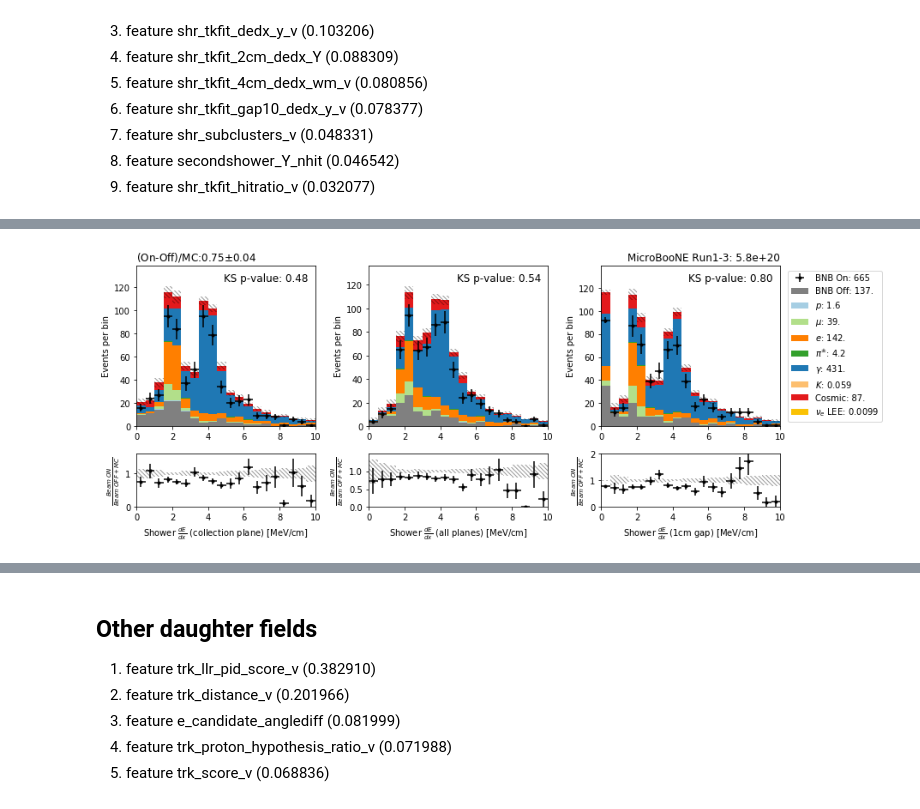
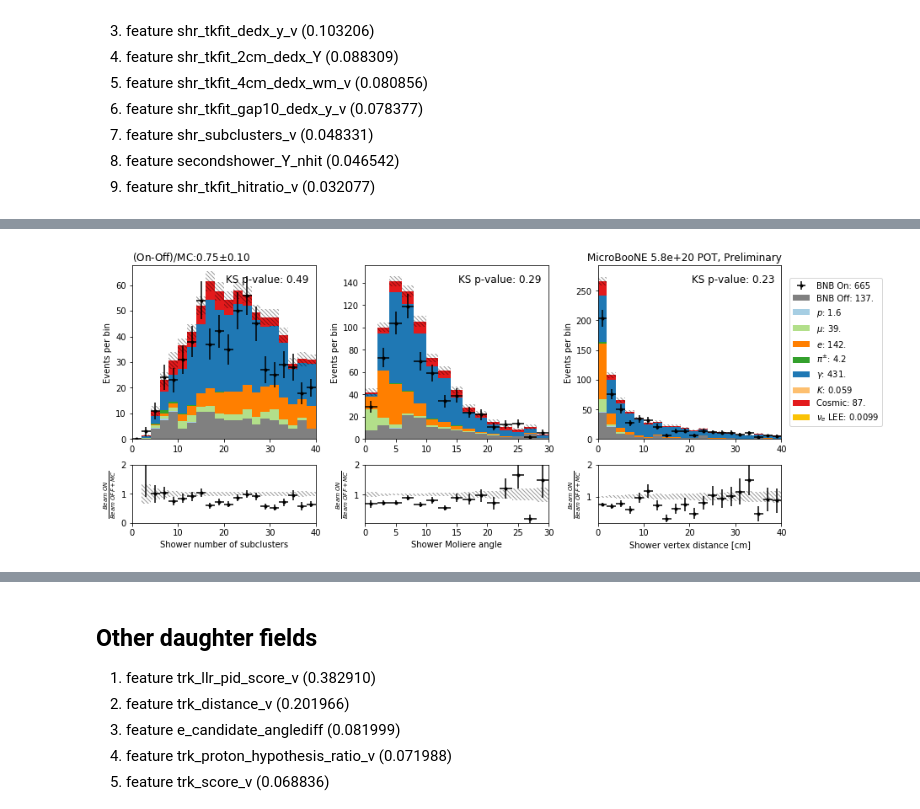
Before and after one commit to Wouter-VDP/nuecc_python, a Jupyter notebook: NuePlots_datamc.ipynb, the cells around one changed output, grey strips where cells are left out. Saved outputs shown, nothing was run; the diff lists cells and outputs as text; code cells hidden in the pictures.

Commit message:
data mc error updated with systematic uncertainties

```diff
--- a/NuePlots_datamc.ipynb
+++ b/NuePlots_datamc.ipynb
@@ -31,7 +31,7 @@ data["sideband"]["daughters"].query("run==14597 & sub==156 & evt==7804")
 |  |  |  | 1 | 14597 | 156 | 7804 | 0.998283 | 3 | 1 | ... |
 |  |  |  | 2 | 14597 | 156 | 7804 | 0.998283 | 3 | 1 | ... |
 # %%
-sideband = False
+sideband = True
 if sideband:
     beam_on = "sideband"
     master_query = (
@@ -546,68 +629,73 @@ Systematic vatiation weightsGenie has 100 universes.
 # %%
-%autoreload
 fig, ax = plt.subplots(
-    ncols=2,
+    ncols=3,
     nrows=2,
     figsize=(8 * plotter.gr, 5),
     gridspec_kw={"height_ratios": [3, 1]},
     constrained_layout=True,
 )
 
-ratio, purity, ks_p, _ = plotter.plot_panel_data_mc(
+ratio, purity, ks_p, bin_dict = plotter.plot_panel_data_mc(
     ax.T[0],
-    "score_event",
-    r"$\nu_e$ CC classification score",
+    "shr_subclusters_v",
+    r"Shower number of subclusters",
     N_bins=20,
     x_min=0,
-    x_max=1,
-    query="(preselect & e_candidate)",
-    legend=True,
-    title_str=title_str,
-    kind="cat",
-    show_lee=False,
-    show_syst=True,
-    y_max_scaler=1.2,
+    x_max=40,
+    legend=False,
+    query="e_candidate>0 & preselect",
+    title_str="",
+    kind="pdg",
 )
 ax[0][0].text(
     ax[0][0].get_xlim()[1] * 0.98,
-    ax[0][0].get_ylim()[1] * 0.75,
-    r"(On-Off)/MC: {:.2f}$\pm${:.2f}".format(ratio[0], ratio[2])
-    + "\n"
-    + r"$\nu_e$"
-    + " CC purity: {0:<3.1%}\nKS p-value: {1:<5.2f}".format(purity, ks_p),
+    ax[0][0].get_ylim()[1] * 0.9,
+    "KS p-value: {0:<5.2f}".format(ks_p),
     horizontalalignment="right",
     fontsize=12,
 )
 
-
-ratio, purity, ks_p, _ = plotter.plot_panel_data_mc(
+ratio, purity, ks_p, bin_dict = plotter.plot_panel_data_mc(
     ax.T[1],
-    "shr_energy_y_v",
-    "Electron shower energy [MeV]",
-    N_bins=19,
-    x_min=100,
-    x_max=2000,
-    query="(select & e_candidate)",
-    legend=True,
-    title_str=title_str,
-    y_max_scaler=1.4,
-    kind="cat",
-    show_lee=False,
-    show_syst=True,
+    "shr_moliere_avg_v",
+    r"Shower Moliere angle",
+    N_bins=15,
+    x_min=0,
+    x_max=30,
+    legend=False,
+    query="e_candidate>0 & preselect",
+    title_str="",
+    kind="pdg",
 )
 ax[0][1].text(
     ax[0][1].get_xlim()[1] * 0.98,
-    ax[0][1].get_ylim()[1] * 0.75,
-    r"(On-Off)/MC: {:.2f}$\pm${:.2f}".format(ratio[0], ratio[2])
-    + "\n"
-    + r"$\nu_e$"
-    + " CC purity: {0:<3.1%}\nKS p-value: {1:<5.2f}".format(purity, ks_p),
+    ax[0][1].get_ylim()[1] * 0.9,
+    "KS p-value: {0:<5.2f}".format(ks_p),
     horizontalalignment="right",
     fontsize=12,
 )
+ax[0][1].set_title("", loc="left")
 
-[x.set_title("", loc="left") for x in ax[0]]
-[x.set_ylim(0.0, 2) for x in ax[1]]
+ratio, purity, ks_p, bin_dict = plotter.plot_panel_data_mc(
+    ax.T[2],
+    "shr_dist_v",
+    "Shower vertex distance [cm]",
+    N_bins=20,
+    x_min=0,
+    x_max=40,
+    legend=True,
+    query="e_candidate>0 & preselect",
+    title_str=title_str,
+    kind="pdg",
+)
+ax[0][2].text(
+    ax[0][2].get_xlim()[1] * 0.98,
+    ax[0][2].get_ylim()[1] * 0.9,
+    "KS p-value: {0:<5.2f}".format(ks_p),
+    horizontalalignment="right",
+    fontsize=12,
+)
+ax[0][2].set_title("", loc="left")
 
-fig.savefig(output_dir + "final.pdf", bbox_inches="tight")
+fig.savefig(output_dir + "e_cand_muonrejection.pdf", bbox_inches="tight")
 # %% [output]
@@ -631 +729 @@ Showing LEE model
-[figure, old version]
+[figure, new version]
```
Also changed, not shown: parts of 19 cells of this notebook, 22 other files.
